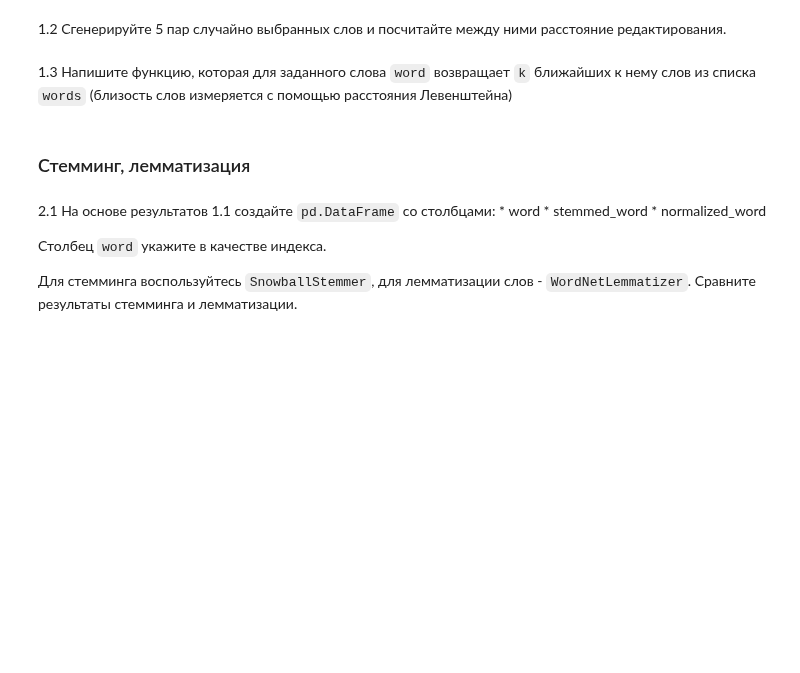
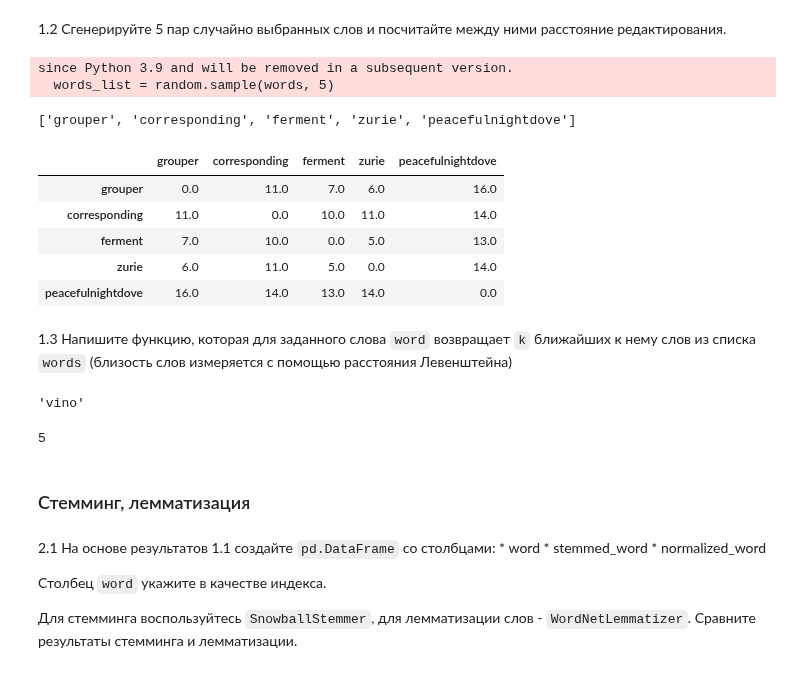
Before and after one commit to Amikuto/BigDataPT-BDPT-, a Jupyter notebook: Lesson9/09_string_2_Фамилия_Имя_Группа.ipynb, the cells around one changed output. Saved outputs shown, nothing was run; the diff lists cells and outputs as text; code cells hidden in the pictures; blank space fills up the shorter version.

```diff
--- a/Lesson9/09_string_2_Фамилия_Имя_Группа.ipynb
+++ b/Lesson9/09_string_2_Фамилия_Имя_Группа.ipynb
@@ -122,0 +154,4 @@ cv.vocabulary_
+# %%
+words = set()
+preprocessed_descriptions["description"].map(lambda x: [words.add(i) for i in nltk.word_tokenize(str(x))])
+words
@@ -123,4 +176,31 @@ cv.vocabulary_
 # %% [markdown]
 1.2 Сгенерируйте 5 пар случайно выбранных слов и посчитайте между ними расстояние редактирования.
+# %%
+import random
+words_list = random.sample(words, 5)
+# %% [output]
+since Python 3.9 and will be removed in a subsequent version.
+  words_list = random.sample(words, 5)
+# %%
+words_list
+# %% [output]
+['grouper', 'corresponding', 'ferment', 'zurie', 'peacefulnightdove']
+# %%
+matrix = np.ones((5, 5))
+for i in range(len(words_list)):
+    for j in range(len(words_list)):
+	    matrix[i][j] = edit_distance(words_list[i], words_list[j])
+
+matrix = pd.DataFrame(matrix)
+matrix.columns = words_list
+matrix.index = words_list
+matrix
+# %% [output]
+|  | grouper | corresponding | ferment | zurie | peacefulnightdove |
+| grouper | 0.0 | 11.0 | 7.0 | 6.0 | 16.0 |
+| corresponding | 11.0 | 0.0 | 10.0 | 11.0 | 14.0 |
+| ferment | 7.0 | 10.0 | 0.0 | 5.0 | 13.0 |
+| zurie | 6.0 | 11.0 | 5.0 | 0.0 | 14.0 |
+| peacefulnightdove | 16.0 | 14.0 | 13.0 | 14.0 | 0.0 |
 # %% [markdown]
 1.3 Напишите функцию, которая для заданного слова `word` возвращает `k` ближайших к нему слов из списка `words` (близость слов измеряется с помощью расстояния Левенштейна)
@@ -127,3 +210,12 @@ cv.vocabulary_
+# %%
+word = "visor"
+min(words, key=lambda k: edit_distance(k, word))
+# %% [output]
+'vino'
+# %%
+edit_distance(word, words_list)
+# %% [output]
+5
 # %% [markdown]
 ### Стемминг, лемматизация
 # %% [markdown]
```
Also changed, not shown: parts of 6 cells of this notebook, 1 other file.
